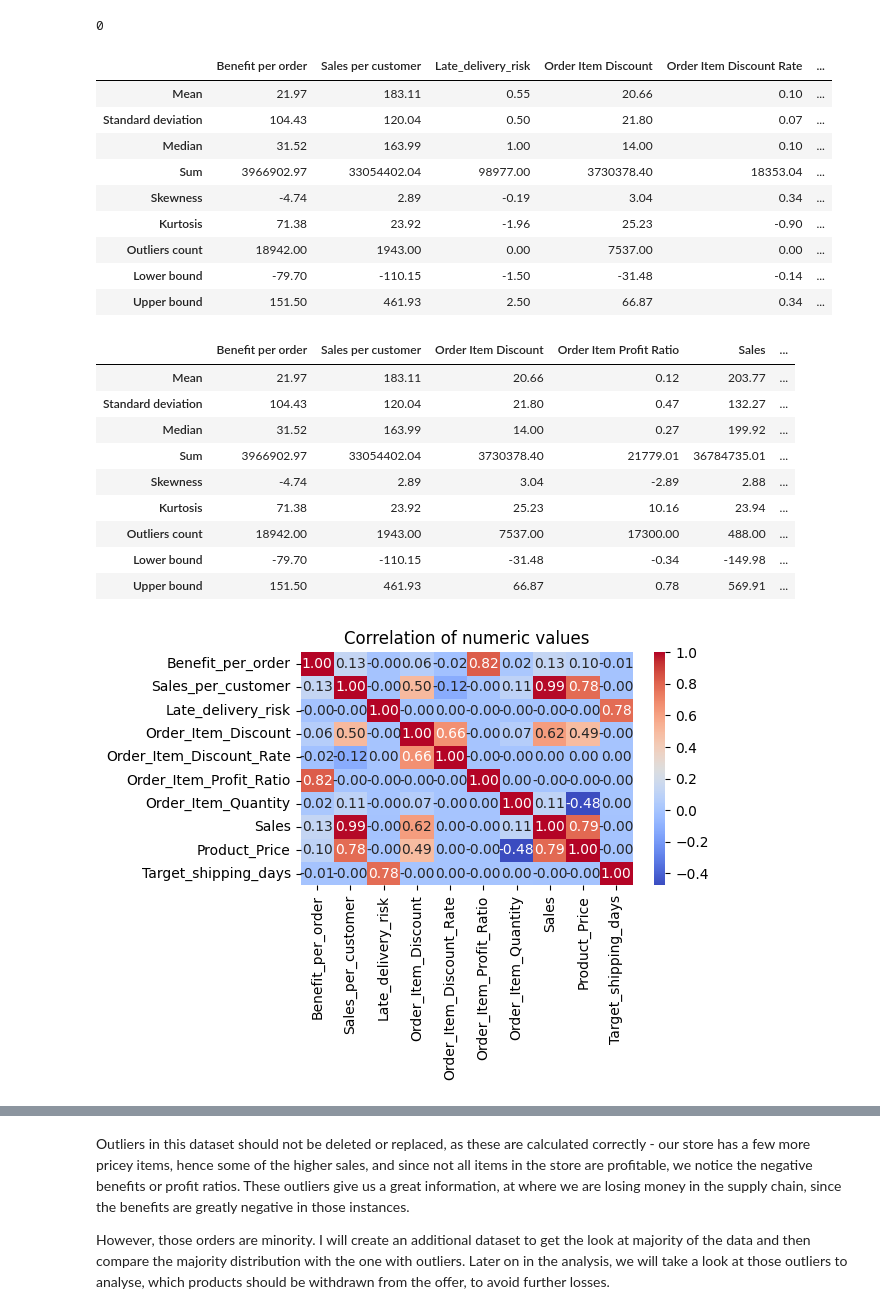
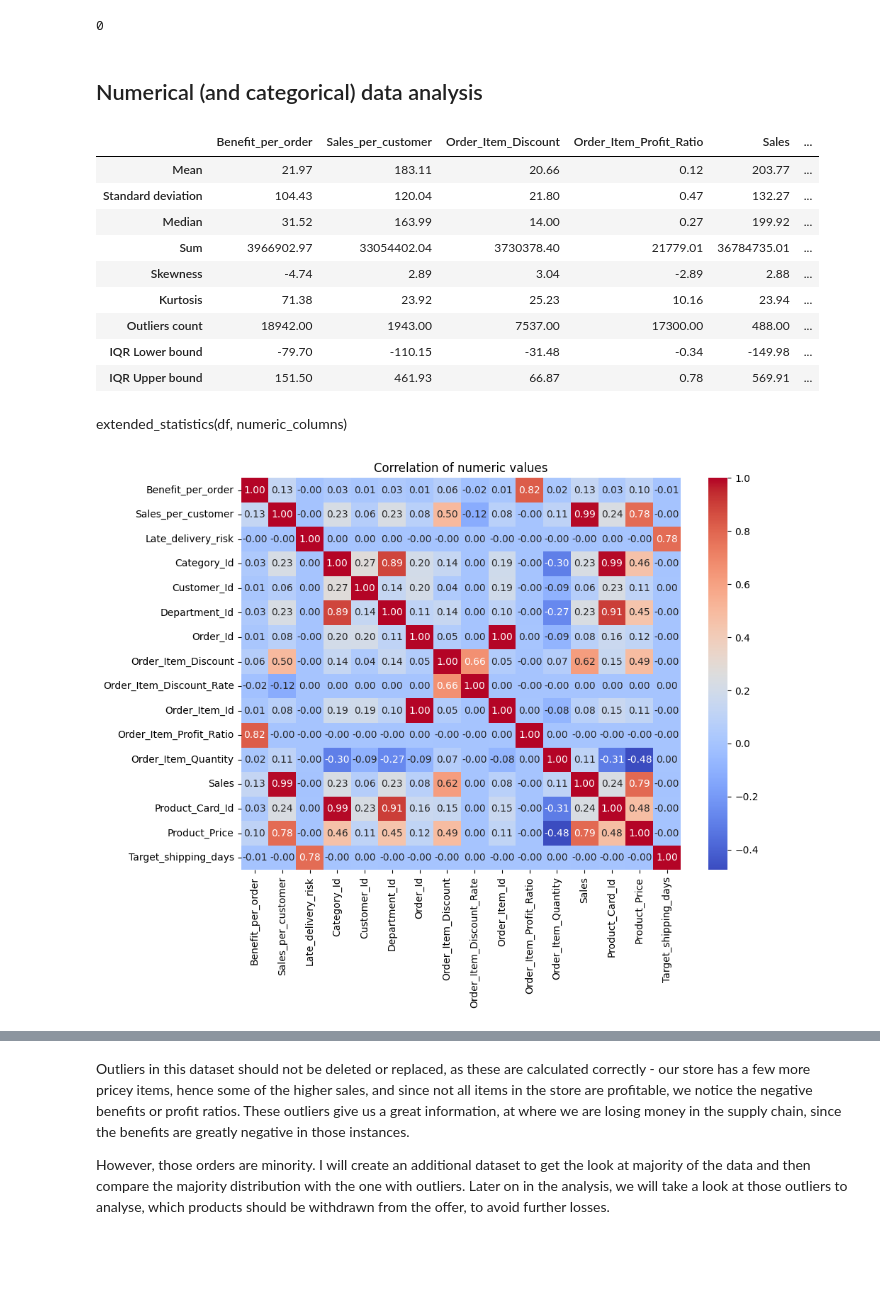
Before and after one commit to miladziekanowska/supply-chain-analysis, a Jupyter notebook: SupplyChain_EDA.ipynb, the cells around one changed output, grey strips where cells are left out. Saved outputs shown, nothing was run; the diff lists cells and outputs as text; code cells hidden in the pictures; blank space fills up the shorter version.

```diff
--- a/SupplyChain_EDA.ipynb
+++ b/SupplyChain_EDA.ipynb
@@ -52,3 +58,18 @@ df.head()
 | 2 | PAYMENT | 91.18 | 193.99 | 0 | 48 | Chicago | ... |
 | 3 | PAYMENT | 68.25 | 227.50 | 0 | 24 | Chicago | ... |
 | 4 | PAYMENT | 19.80 | 90.00 | 1 | 24 | Conway | ... |
+# %%
+# tu będą moje funkcje zabrane na koniec
+from mtranslate import translate
+
+df['Order_Country'] = df['Order_Country'].astype(str)
+
+countries = df['Order_Country'].unique()
+countries_eng = {}
+
+for country in countries:
+    if country not in countries_eng.keys():
+        countries_eng[country] = translate(country, 'en')
+
+df['Order_Country'] = df['Order_Country'].map(countries_eng)
+df.head()
@@ -105,5 +148,7 @@ df.isnull().sum().sum() # no missing values
 df.duplicated().sum()
 # %% [output]
 0
+# %% [markdown]
+## Numerical (and categorical) data analysis
 # %%
 numeric_columns = df.select_dtypes(include=['int64', 'float64']).columns
@@ -137,22 +158,9 @@ def outliers(dataframe, column):
-# %%
-extended_statistics(df, numeric_columns)
-# %% [output]
-|  | Benefit per order | Sales per customer | Late_delivery_risk | Order Item Discount | Order Item Discount Rate | ... |
-| Mean | 21.97 | 183.11 | 0.55 | 20.66 | 0.10 | ... |
-| Standard deviation | 104.43 | 120.04 | 0.50 | 21.80 | 0.07 | ... |
-| Median | 31.52 | 163.99 | 1.00 | 14.00 | 0.10 | ... |
-| Sum | 3966902.97 | 33054402.04 | 98977.00 | 3730378.40 | 18353.04 | ... |
-| Skewness | -4.74 | 2.89 | -0.19 | 3.04 | 0.34 | ... |
-| Kurtosis | 71.38 | 23.92 | -1.96 | 25.23 | -0.90 | ... |
-| Outliers count | 18942.00 | 1943.00 | 0.00 | 7537.00 | 0.00 | ... |
-| Lower bound | -79.70 | -110.15 | -1.50 | -31.48 | -0.14 | ... |
-| Upper bound | 151.50 | 461.93 | 2.50 | 66.87 | 0.34 | ... |
 # %%
-ext_stat_continuous = extended_statistics(df, continous_columns)
+ext_stat_continuous = extended_describe(df, continous_columns)
 dfi.export(ext_stat_continuous,"graphs/others/Continous_ext_stats.png")
 ext_stat_continuous
 # %% [output]
-|  | Benefit per order | Sales per customer | Order Item Discount | Order Item Profit Ratio | Sales | ... |
+|  | Benefit_per_order | Sales_per_customer | Order_Item_Discount | Order_Item_Profit_Ratio | Sales | ... |
 | Mean | 21.97 | 183.11 | 20.66 | 0.12 | 203.77 | ... |
 | Standard deviation | 104.43 | 120.04 | 21.80 | 0.47 | 132.27 | ... |
 | Median | 31.52 | 163.99 | 14.00 | 0.27 | 199.92 | ... |
@@ -160,16 +168,19 @@ ext_stat_continuous
 | Skewness | -4.74 | 2.89 | 3.04 | -2.89 | 2.88 | ... |
 | Kurtosis | 71.38 | 23.92 | 25.23 | 10.16 | 23.94 | ... |
 | Outliers count | 18942.00 | 1943.00 | 7537.00 | 17300.00 | 488.00 | ... |
-| Lower bound | -79.70 | -110.15 | -31.48 | -0.34 | -149.98 | ... |
-| Upper bound | 151.50 | 461.93 | 66.87 | 0.78 | 569.91 | ... |
+| IQR Lower bound | -79.70 | -110.15 | -31.48 | -0.34 | -149.98 | ... |
+| IQR Upper bound | 151.50 | 461.93 | 66.87 | 0.78 | 569.91 | ... |
+# %% [markdown]
+extended_statistics(df, numeric_columns)
 # %%
 corr = df.corr(numeric_only=True)
-sns.heatmap(corr, cmap='coolwarm', annot=True, fmt=',.2f')
+fig, ax = plt.subplots(figsize=(10,8))
+ax = sns.heatmap(corr, cmap='coolwarm', annot=True, fmt=',.2f')
 plt.title('Correlation of numeric values')
 plt.tight_layout()
 plt.savefig(f'graphs/others/Correlogram_of_numeric_values.png')
 
 plt.show()
 # %% [output]
-[figure, old version]
+[figure, new version]
 # %%
```
Also changed, not shown: parts of 28 cells of this notebook, 18 other files.
